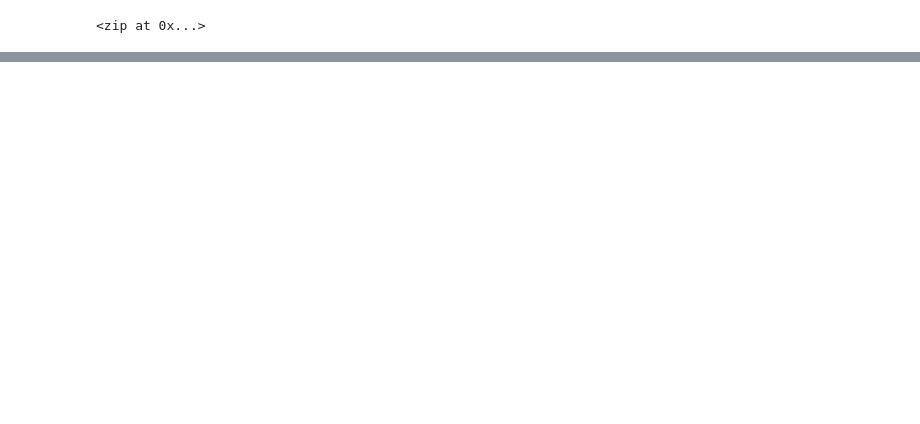
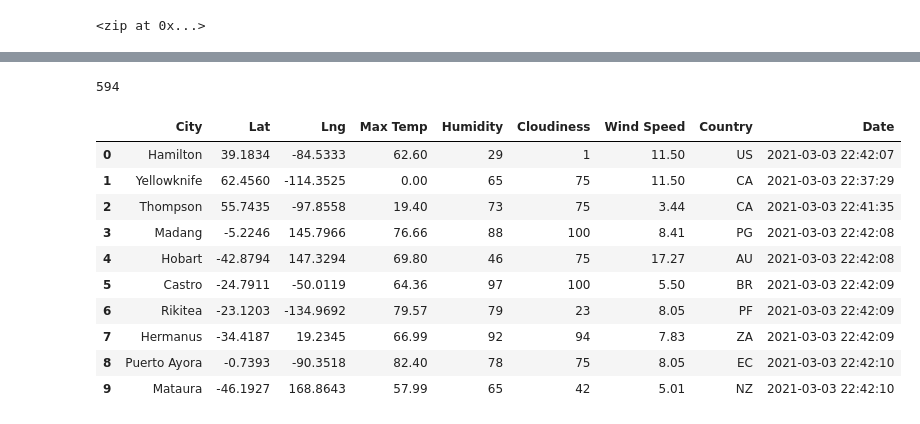
Before and after one commit to nupharezra/World_Weather_Analysis, a Jupyter notebook: WeatherPy.ipynb, the cells around one changed output, grey strips where cells are left out. Cells and saved outputs as stored; diff of their text form; code cells hidden in the pictures; blank space fills up the shorter version.

```diff
--- a/WeatherPy.ipynb
+++ b/WeatherPy.ipynb
@@ -34,0 +41,3 @@ len(cities)
+# %%
+# Starting URL for Weather Map API Call.
+url = "http://api.openweathermap.org/data/2.5/weather?units=Imperial&APPID=" + weather_api_key
@@ -34,0 +127,20 @@ len(cities)
+# %%
+len(city_data)
+# %% [output]
+594
+# %%
+#convert the array of dictionaries to a pandas DataFrame
+city_data_df = pd.DataFrame(city_data)
+city_data_df.head(10)
+# %% [output]
+|  | City | Lat | Lng | Max Temp | Humidity | Cloudiness | Wind Speed | Country | Date |
+| 0 | Hamilton | 39.1834 | -84.5333 | 62.60 | 29 | 1 | 11.50 | US | 2021-03-03 22:42:07 |
+| 1 | Yellowknife | 62.4560 | -114.3525 | 0.00 | 65 | 75 | 11.50 | CA | 2021-03-03 22:37:29 |
+| 2 | Thompson | 55.7435 | -97.8558 | 19.40 | 73 | 75 | 3.44 | CA | 2021-03-03 22:41:35 |
+| 3 | Madang | -5.2246 | 145.7966 | 76.66 | 88 | 100 | 8.41 | PG | 2021-03-03 22:42:08 |
+| 4 | Hobart | -42.8794 | 147.3294 | 69.80 | 46 | 75 | 17.27 | AU | 2021-03-03 22:42:08 |
+| 5 | Castro | -24.7911 | -50.0119 | 64.36 | 97 | 100 | 5.50 | BR | 2021-03-03 22:42:09 |
+| 6 | Rikitea | -23.1203 | -134.9692 | 79.57 | 79 | 23 | 8.05 | PF | 2021-03-03 22:42:09 |
+| 7 | Hermanus | -34.4187 | 19.2345 | 66.99 | 92 | 94 | 7.83 | ZA | 2021-03-03 22:42:09 |
+| 8 | Puerto Ayora | -0.7393 | -90.3518 | 82.40 | 78 | 75 | 8.05 | EC | 2021-03-03 22:42:10 |
+| 9 | Mataura | -46.1927 | 168.8643 | 57.99 | 65 | 42 | 5.01 | NZ | 2021-03-03 22:42:10 |
```
Also changed, not shown: parts of 6 cells of this notebook, 3 other files.
